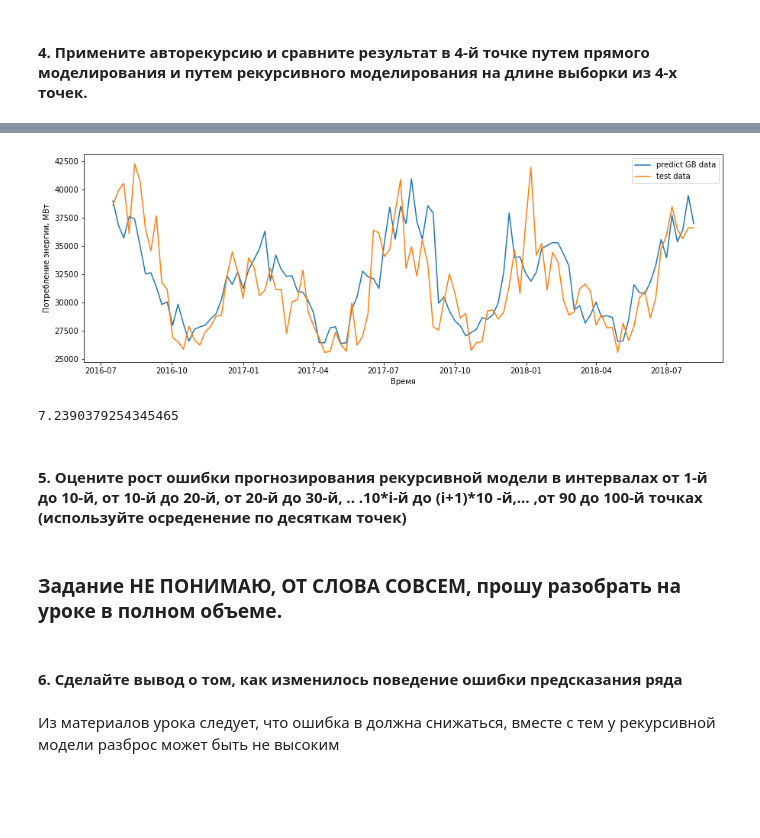
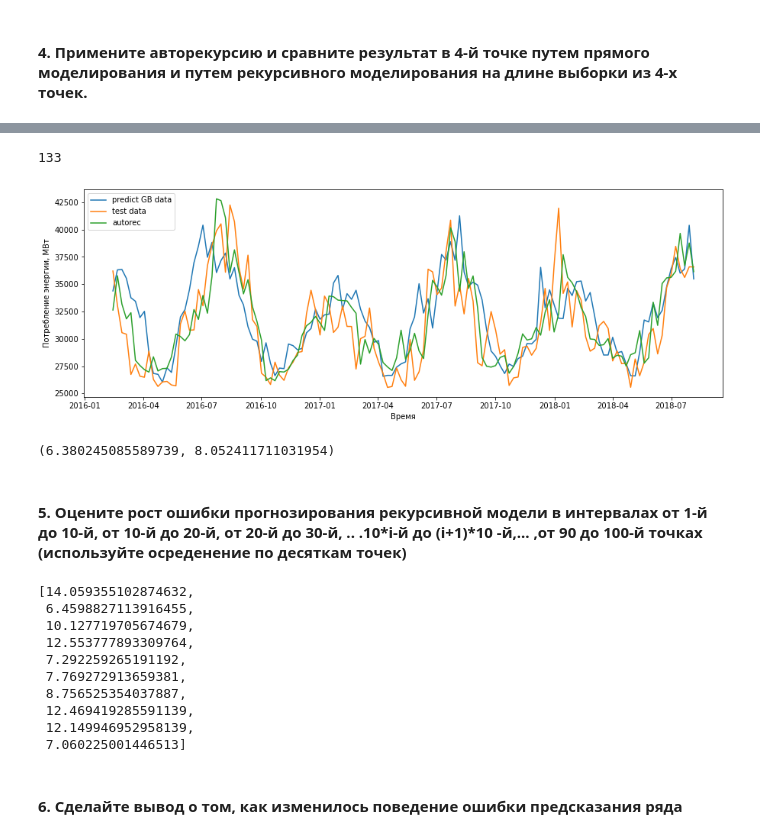
Before and after one commit to alila5/MLforB, a Jupyter notebook: HW_04_IvanovAL_MLforB.ipynb, the cells around one changed output, grey strips where cells are left out. Drawn from its saved outputs; the diff is of its cells as text; code cells hidden in the pictures; blank space fills up the shorter version.

```diff
--- a/HW_04_IvanovAL_MLforB.ipynb
+++ b/HW_04_IvanovAL_MLforB.ipynb
@@ -245,7 +249,7 @@ Index(['quarter', 'weekofyear', 'd_w4', 't23', 't22', 't10', 't9', 't8'], dtype=
 #### 3. Постройте модель предсказания 1-й точки от текущей (h = 1), используя результаты автокорреляционного анализа из предшествующих уроков.
 # %%
 h = 1
-train, test = split_data( data[13:], '15-06-2016')
+train, test = split_data( data[p:], '15-01-2016' )
 X_train = train.iloc[:-h, :]
 y_train = train['PJME_MW'].values[h:]
 X_test = test.iloc[:-h, :]
@@ -285,0 +299,8 @@ mean_absolute_percentage_error(y_test, y_test_pred_h1)
+# %%
+h = 1
+X_train = train[best_fes].iloc[:-h, :]
+y_train = train['PJME_MW'].values[h:]
+X_test = test[best_fes].iloc[:-h, :]
+y_test = test['PJME_MW'].values[h:]
+model_gb = GradientBoostingRegressor(max_depth=5, random_state=0, n_estimators=100)
+model_gb.fit(X_train, y_train)
@@ -286,3 +317,23 @@ mean_absolute_percentage_error(y_test, y_test_pred_h1)
+# %%
+n = X_test.shape[0]
+print(n)
+X_test_ar = X_test.copy()
+y_test_ar = y_test.copy()
+# %% [output]
+133
+# %%
+for i in range(0,n):
+    if i<23 :  # т.к. максимальная глубина опорных данных (истории) 23 недели
+        y_test_ar[i] = model_gb.predict(X_test_ar.iloc[i:i+1, :])
+    else:
+        y_test_ar[i] = model_gb.predict(X_test_ar.iloc[i:i+1, :])
+        X_test_ar.iloc[i, 0] = y_test_ar[i]
+        X_test_ar.iloc[i, 2] = X_test_ar.iloc[i-4:i,2].mean()
+        X_test_ar.iloc[i, 3] = y_test_ar[i-23]
+        X_test_ar.iloc[i, 4] = y_test_ar[i-22]
+        X_test_ar.iloc[i, 5] = y_test_ar[i-10]
+        X_test_ar.iloc[i, 6] = y_test_ar[i-9]
+        X_test_ar.iloc[i, 7] = y_test_ar[i-8]
 # %%
 h = 4
 X_train = train[best_fes].iloc[:-h, :]
@@ -295,24 +346,40 @@ y_test_pred = model_gb.predict(X_test)
 # %%
 plt.figure( figsize=( 15, 5 ))
 
 plt.xlabel('Время')
 plt.ylabel('Потребление энергии, МВт')
 plt.plot(test.index[h:],y_test_pred, label='predict GB data' )
 plt.plot(test.index[h:],y_test, label='test data')
+plt.plot(test.index[h:],y_test_ar[h-1:], label='autorec')
 
 plt.legend()
 plt.show()
 # %% [output]
-[figure, old version]
+[figure, new version]
 # %%
-mean_absolute_percentage_error(y_test, y_test_pred)
+mean_absolute_percentage_error(y_test, y_test_ar[h-1:]), mean_absolute_percentage_error(y_test, y_test_pred),
 # %% [output]
-7.2390379254345465
+(6.380245085589739, 8.052411711031954)
 # %% [markdown]
 #### 5. Оцените рост ошибки прогнозирования рекурсивной модели в интервалах от 1-й до 10-й, от 10-й до 20-й, от 20-й до 30-й, .. .10*i-й до (i+1)*10 -й,... ,от 90 до 100-й точках (используйте осреденение по десяткам точек)
-# %% [markdown]
-### Задание НЕ ПОНИМАЮ, ОТ СЛОВА СОВСЕМ, прошу разобрать на уроке в полном объеме.
+# %%
+error_ar = []
+error = []
+for i in range(0, 100, 10):
+    error.append(mean_absolute_percentage_error(y_test[i:i+9], y_test_pred[i:i+9]))
+    error_ar.append(mean_absolute_percentage_error(y_test[i:i+9], y_test_ar[i:i+9]))
+
+error_ar
+# %% [output]
+[14.059355102874632,
+ 6.4598827113916455,
+ 10.127719705674679,
+ 12.553777893309764,
+ 7.292259265191192,
+ 7.769272913659381,
+ 8.756525354037887,
+ 12.469419285591139,
+ 12.149946952958139,
+ 7.060225001446513]
 # %% [markdown]
 #### 6. Сделайте вывод о том, как изменилось поведение ошибки предсказания ряда
-# %% [markdown]
-Из материалов урока следует, что  ошибка в должна снижаться, вместе с тем у  рекурсивной модели  разброс может быть не  высоким
```
Also changed, not shown: parts of 16 cells of this notebook.
